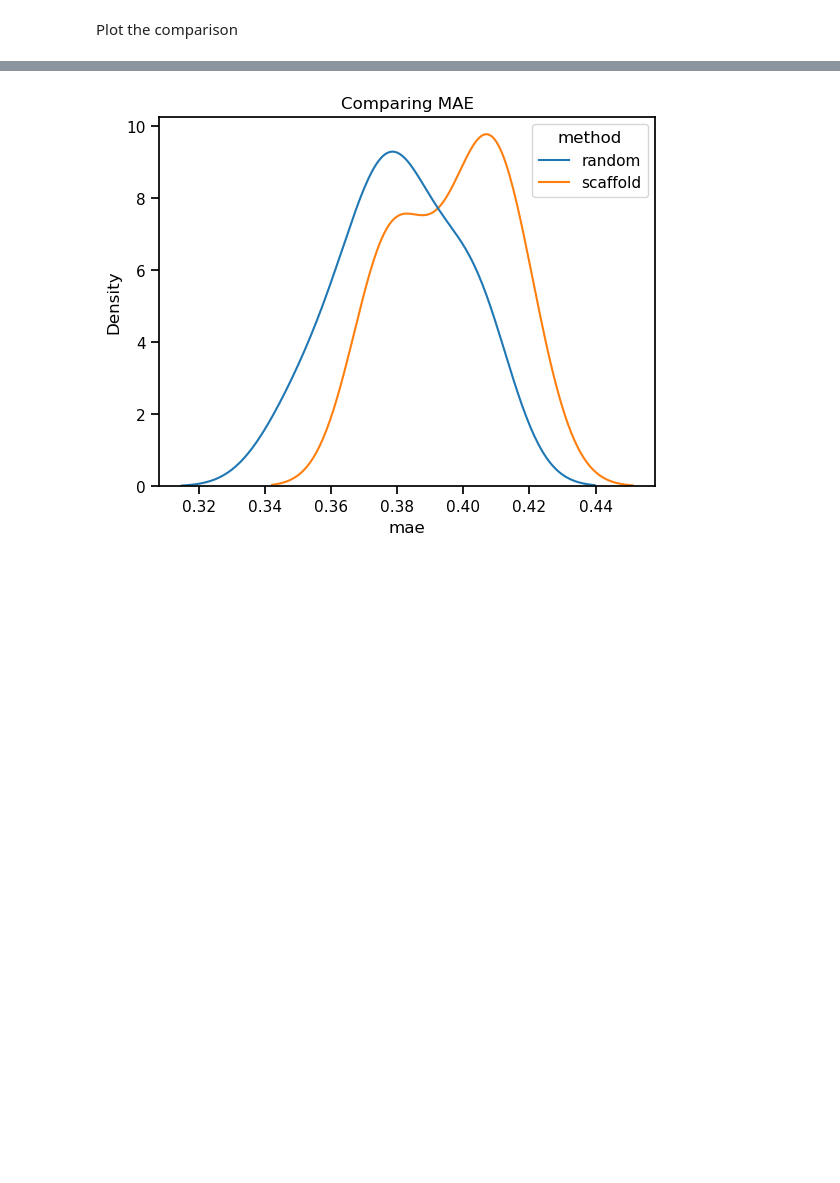
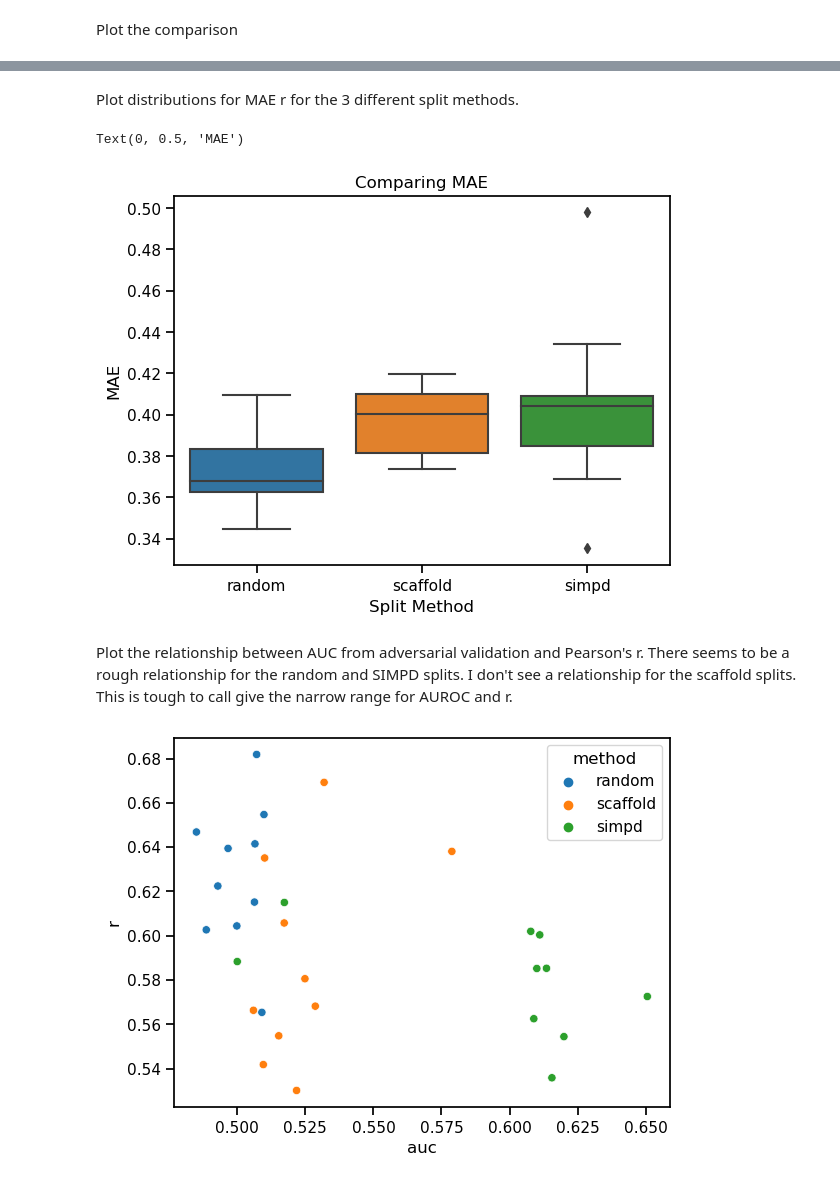
Before and after one commit to PatWalters/practical_cheminformatics_posts, a Jupyter notebook: solubility/Internal_ML_model.ipynb, the cells around one changed output, grey strips where cells are left out. Drawn from its saved outputs; the diff is of its cells as text; code cells hidden in the pictures; blank space fills up the shorter version.

```diff
--- a/solubility/Internal_ML_model.ipynb
+++ b/solubility/Internal_ML_model.ipynb
@@ -78,6 +143,18 @@ ax.set_title("Comparing Pearson's r");
+# %% [markdown]
+Plot distributions for MAE r for the 3 different split methods.
 # %%
 sns.set_context('notebook')
-ax = sns.kdeplot(x="mae",hue='method',data=combo_df)
+ax = sns.boxplot(x="method",y="mae",data=combo_df)
+#ax = sns.kdeplot(x="mae",hue='method',data=combo_df)
 ax.set_title("Comparing MAE");
+ax.set_xlabel("Split Method")
+ax.set_ylabel("MAE")
 # %% [output]
+Text(0, 0.5, 'MAE')
-[figure, old version]
+[figure, new version]
+# %% [markdown]
+Plot the relationship between AUC from adversarial validation and Pearson's r.  There seems to be a rough relationship for the random and SIMPD splits.  I don't see a relationship for the scaffold splits.   This is tough to call give the narrow range for AUROC and r.
+# %%
+sns.scatterplot(x="auc", y="r", hue="method", data=combo_df);
+# %% [output]
+[figure, added]
```
Also changed, not shown: parts of 26 cells of this notebook, 5 other files.
